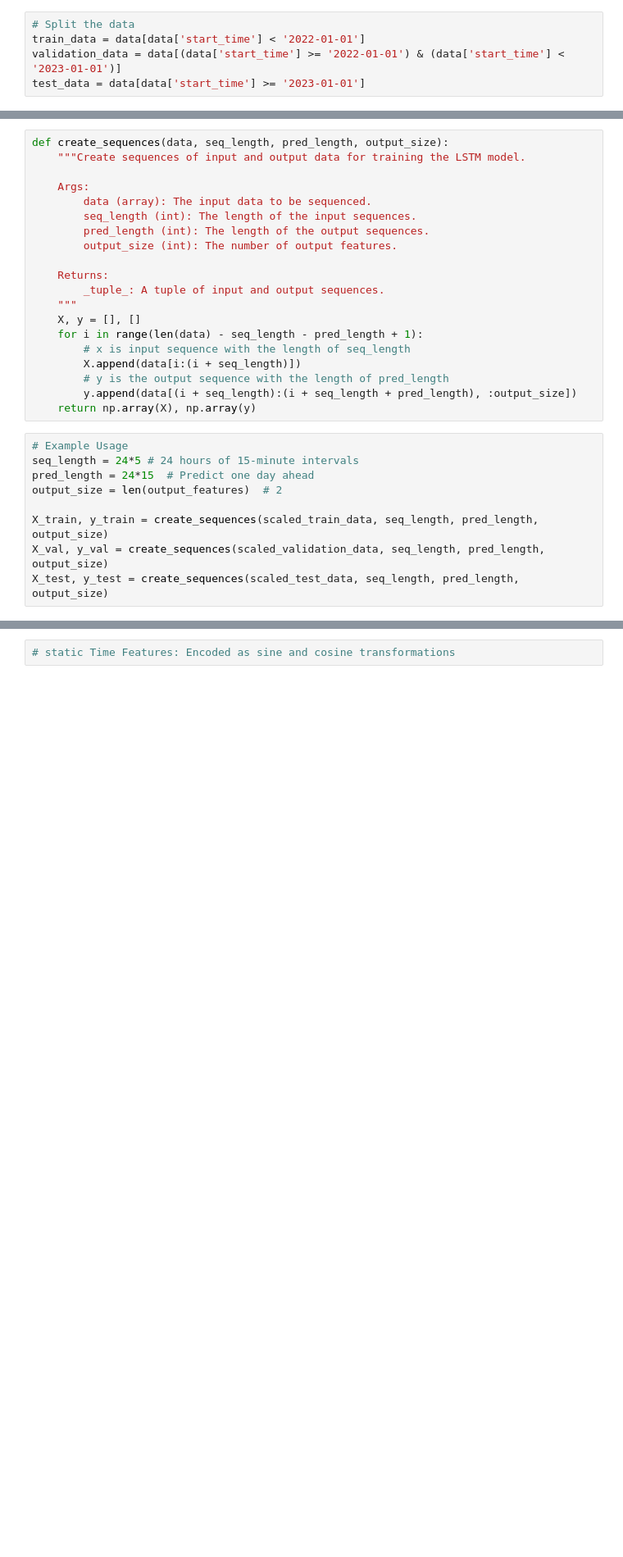
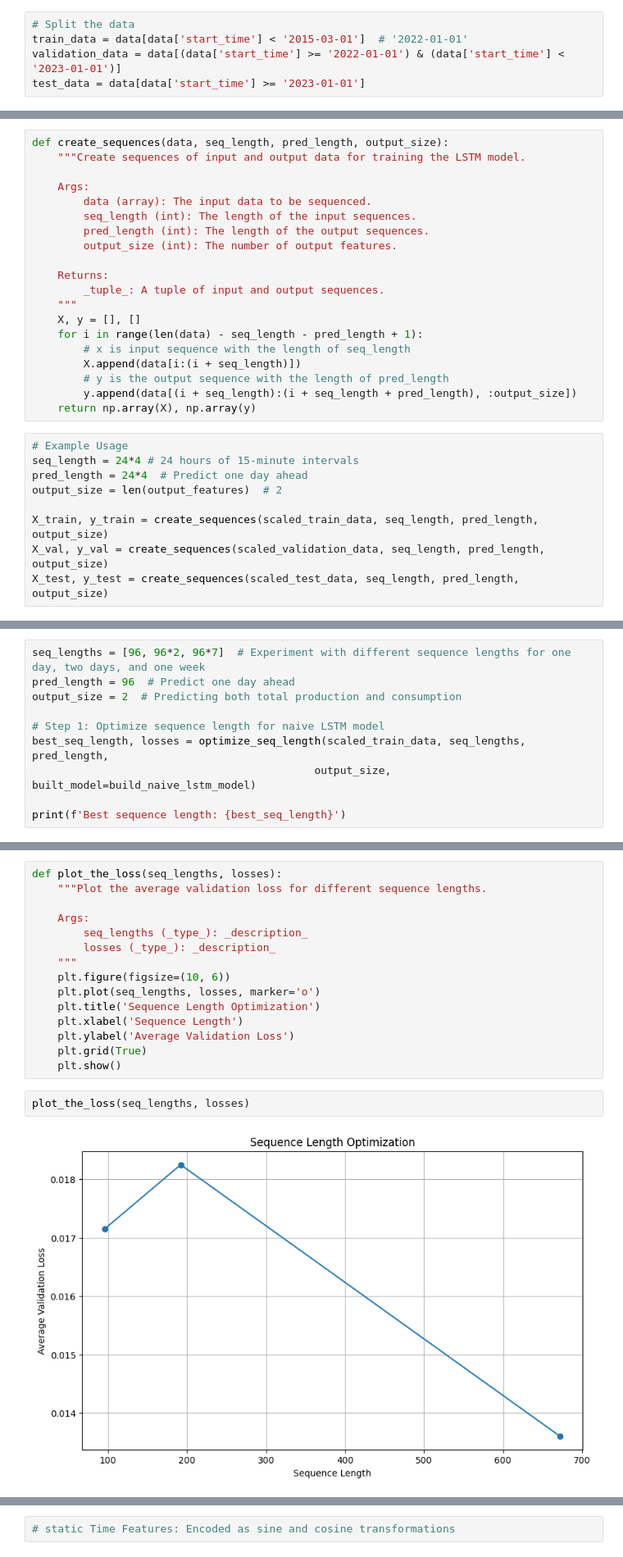
Before and after one commit to lzangari/electricity_lstm, a Jupyter notebook: energy/preparation/processing.ipynb, the cells around one changed output, grey strips where cells are left out. Shown: that part at 82% size. Saved outputs shown, nothing was run; the diff lists cells and outputs as text; blank space fills up the shorter version.

Commit message:
* structure the code * initialize the utilization file * build the naive model * implement timeseries cross validation

```diff
--- a/energy/data_processing/processing.ipynb
+++ b/energy/preparation/processing.ipynb
@@ -276,7 +285,7 @@ week_of_year_cos          Float64
 dtype: object
 # %%
 # Split the data
-train_data = data[data['start_time'] < '2022-01-01']
+train_data = data[data['start_time'] < '2015-03-01']  # '2022-01-01'
 validation_data = data[(data['start_time'] >= '2022-01-01') & (data['start_time'] < '2023-01-01')]
 test_data = data[data['start_time'] >= '2023-01-01']
 # %%
@@ -319,8 +328,8 @@ def create_sequences(data, seq_length, pred_length, output_size):
     return np.array(X), np.array(y)
 # %%
 # Example Usage
-seq_length = 24*5 # 24 hours of 15-minute intervals
-pred_length = 24*15  # Predict one day ahead
+seq_length = 24*4 # 24 hours of 15-minute intervals
+pred_length = 24*4  # Predict one day ahead
 output_size = len(output_features)  # 2
 
 X_train, y_train = create_sequences(scaled_train_data, seq_length, pred_length, output_size)
@@ -328,0 +456,10 @@ X_test, y_test = create_sequences(scaled_test_data, seq_length, pred_length, out
+# %%
+seq_lengths = [96, 96*2, 96*7]  # Experiment with different sequence lengths for one day, two days, and one week
+pred_length = 96  # Predict one day ahead
+output_size = 2  # Predicting both total production and consumption
+
+# Step 1: Optimize sequence length for naive LSTM model
+best_seq_length, losses = optimize_seq_length(scaled_train_data, seq_lengths, pred_length,
+                                            output_size, built_model=build_naive_lstm_model)
+
+print(f'Best sequence length: {best_seq_length}')
@@ -328,0 +484,19 @@ X_test, y_test = create_sequences(scaled_test_data, seq_length, pred_length, out
+# %%
+def plot_the_loss(seq_lengths, losses):
+    """Plot the average validation loss for different sequence lengths.
+
+    Args:
+        seq_lengths (_type_): _description_
+        losses (_type_): _description_
+    """
+    plt.figure(figsize=(10, 6))
+    plt.plot(seq_lengths, losses, marker='o')
+    plt.title('Sequence Length Optimization')
+    plt.xlabel('Sequence Length')
+    plt.ylabel('Average Validation Loss')
+    plt.grid(True)
+    plt.show()
+# %%
+plot_the_loss(seq_lengths, losses)
+# %% [output]
+[figure, added]
```
Also changed, not shown: parts of 10 cells of this notebook, 6 other files.
